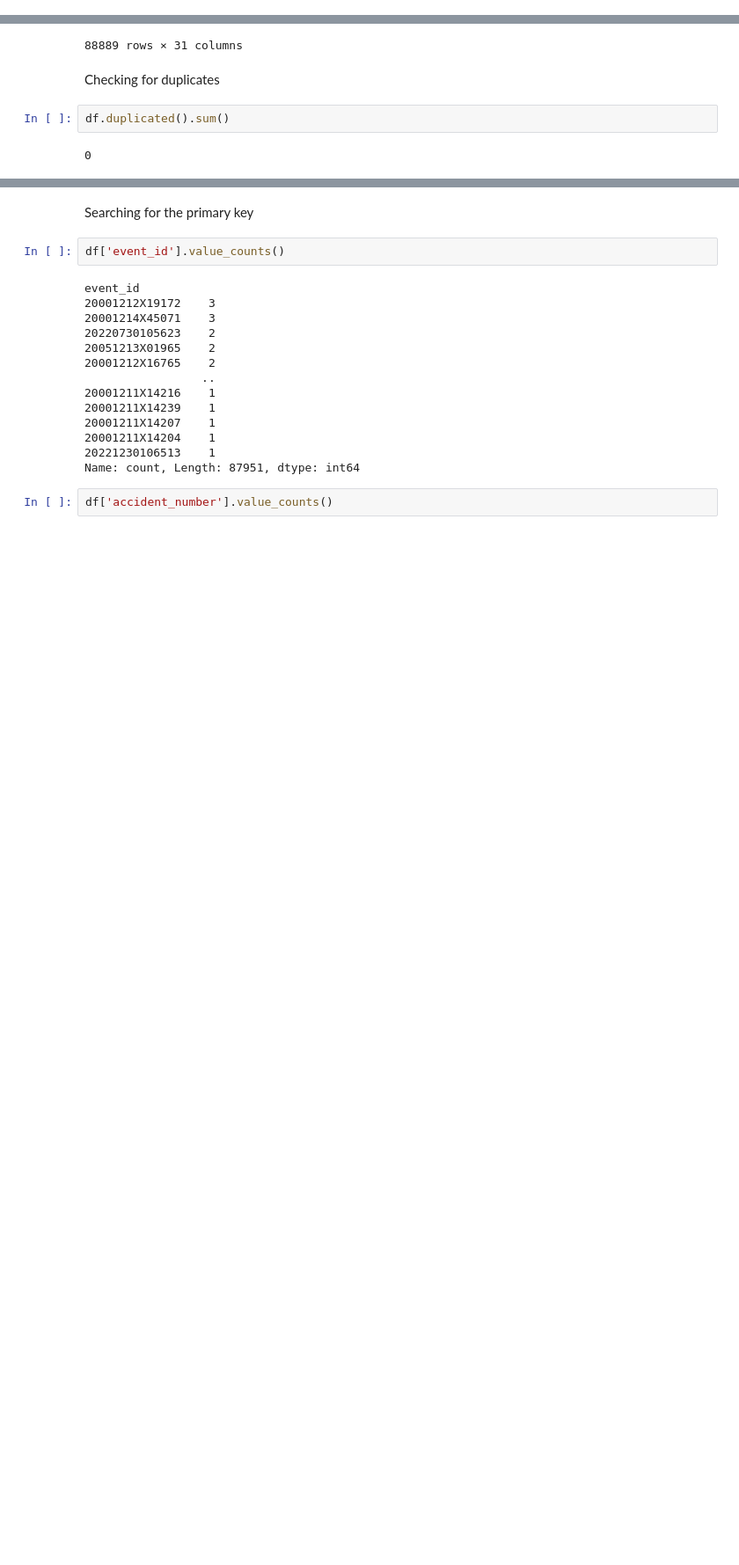
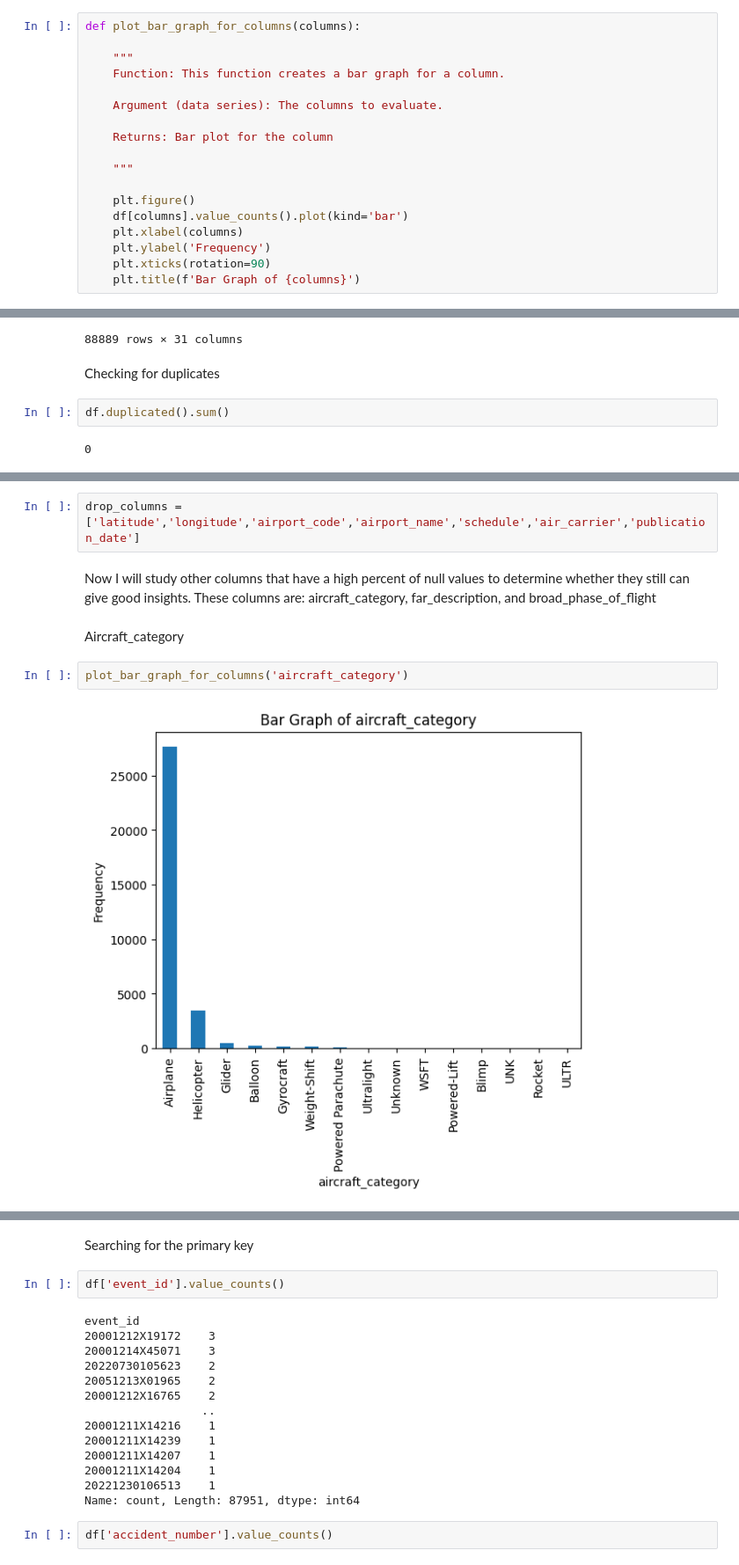
Before and after one commit to mbarriola96/Aircraft_safety_analysis, a Jupyter notebook: 00_data_understanding.ipynb, the cells around one changed output, grey strips where cells are left out. Shown at 88% size. Saved outputs shown, nothing was run; the diff lists cells and outputs as text; blank space fills up the shorter version.

```diff
--- a/00_data_understanding.ipynb
+++ b/00_data_understanding.ipynb
@@ -15,3 +29,21 @@ INPUT_PATH = "../Data_Project_Phase1/AviationData.csv"
+# %%
+def plot_bar_graph_for_columns(columns):
+
+    """
+    Function: This function creates a bar graph for a column.
+
+    Argument (data series): The columns to evaluate.
+
+    Returns: Bar plot for the column
+
+    """
+
+    plt.figure()
+    df[columns].value_counts().plot(kind='bar')
+    plt.xlabel(columns)
+    plt.ylabel('Frequency')
+    plt.xticks(rotation=90)
+    plt.title(f'Bar Graph of {columns}')
 # %% [markdown]
 # 5. Code
 # %%
@@ -123,0 +180,10 @@ df.duplicated().sum()
+# %%
+drop_columns = ['latitude','longitude','airport_code','airport_name','schedule','air_carrier','publication_date']
+# %% [markdown]
+Now I will study other columns that have a high percent of null values to determine whether they still can give good insights. These columns are: aircraft_category, far_description, and broad_phase_of_flight
+# %% [markdown]
+Aircraft_category
+# %%
+plot_bar_graph_for_columns('aircraft_category')
+# %% [output]
+[figure, added]
```
Also changed, not shown: parts of 89 cells of this notebook.
